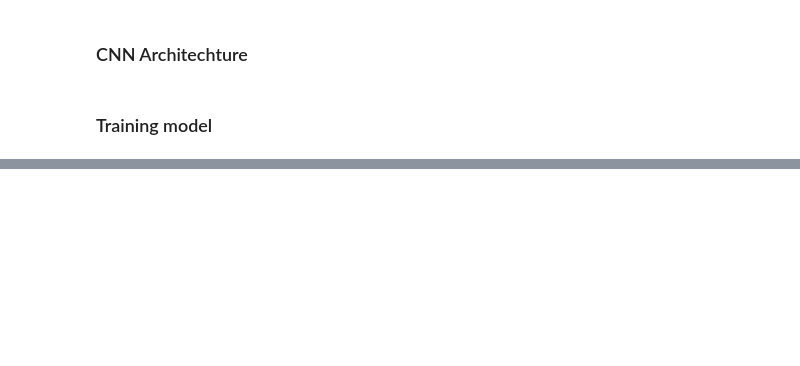
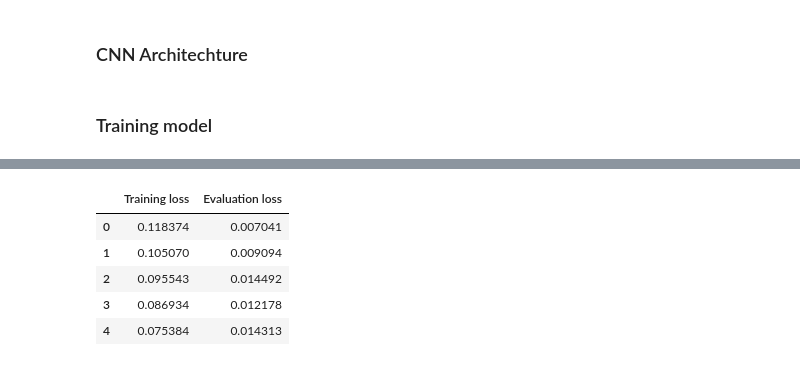
Before and after one commit to Tanmai-Thakre/Minor_Projects, a Jupyter notebook: CNN_for_CIFAR10.ipynb, the cells around one changed output, grey strips where cells are left out. Cells and saved outputs as stored; diff of their text form; code cells hidden in the pictures; blank space fills up the shorter version.

```diff
--- a/CNN_for_CIFAR10.ipynb
+++ b/CNN_for_CIFAR10.ipynb
@@ -124,0 +140,9 @@ accuracy value : 0.75
+# %%
+loss_df.head()
+# %% [output]
+|  | Training loss | Evaluation loss |
+| 0 | 0.118374 | 0.007041 |
+| 1 | 0.105070 | 0.009094 |
+| 2 | 0.095543 | 0.014492 |
+| 3 | 0.086934 | 0.012178 |
+| 4 | 0.075384 | 0.014313 |
```
Also changed, not shown: parts of 4 cells of this notebook.
